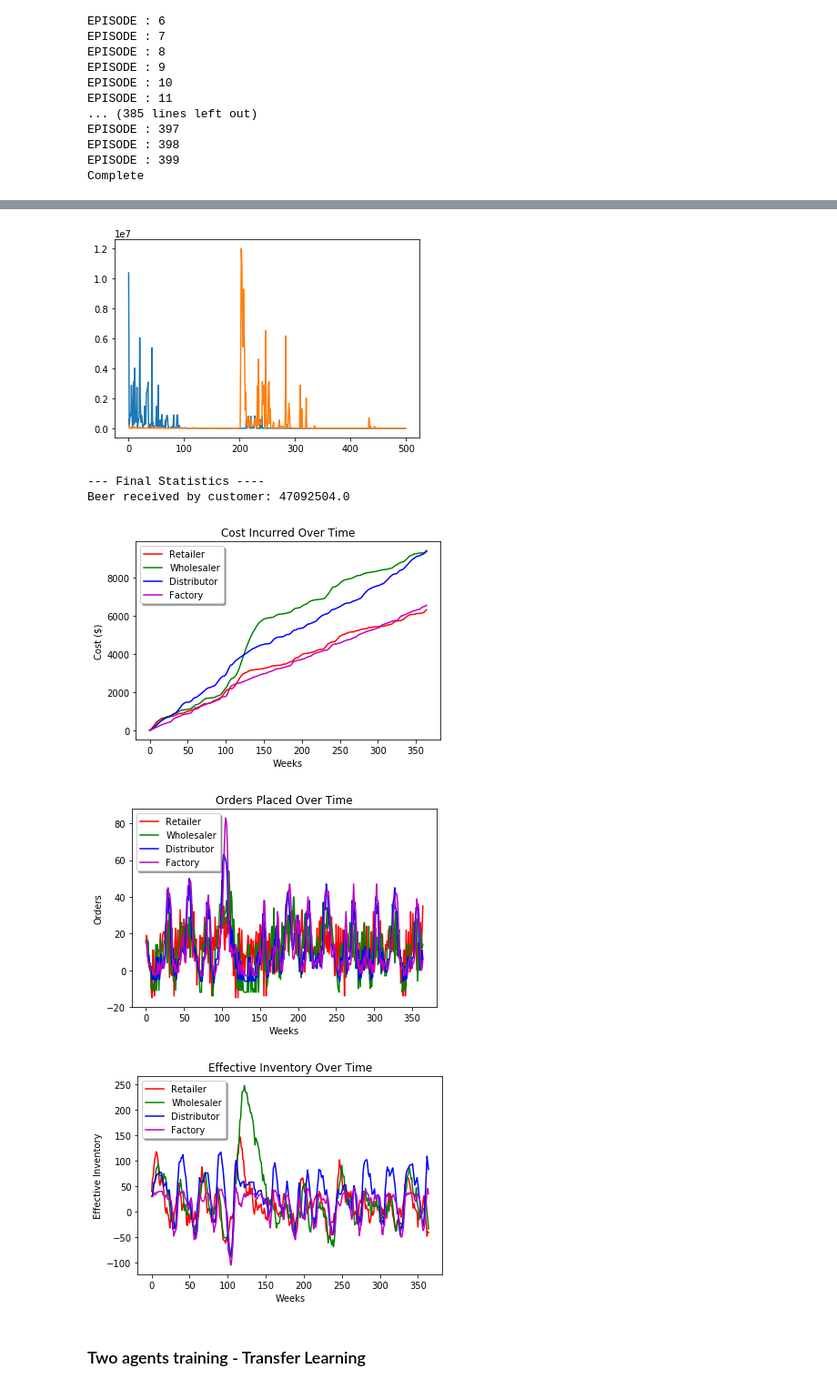
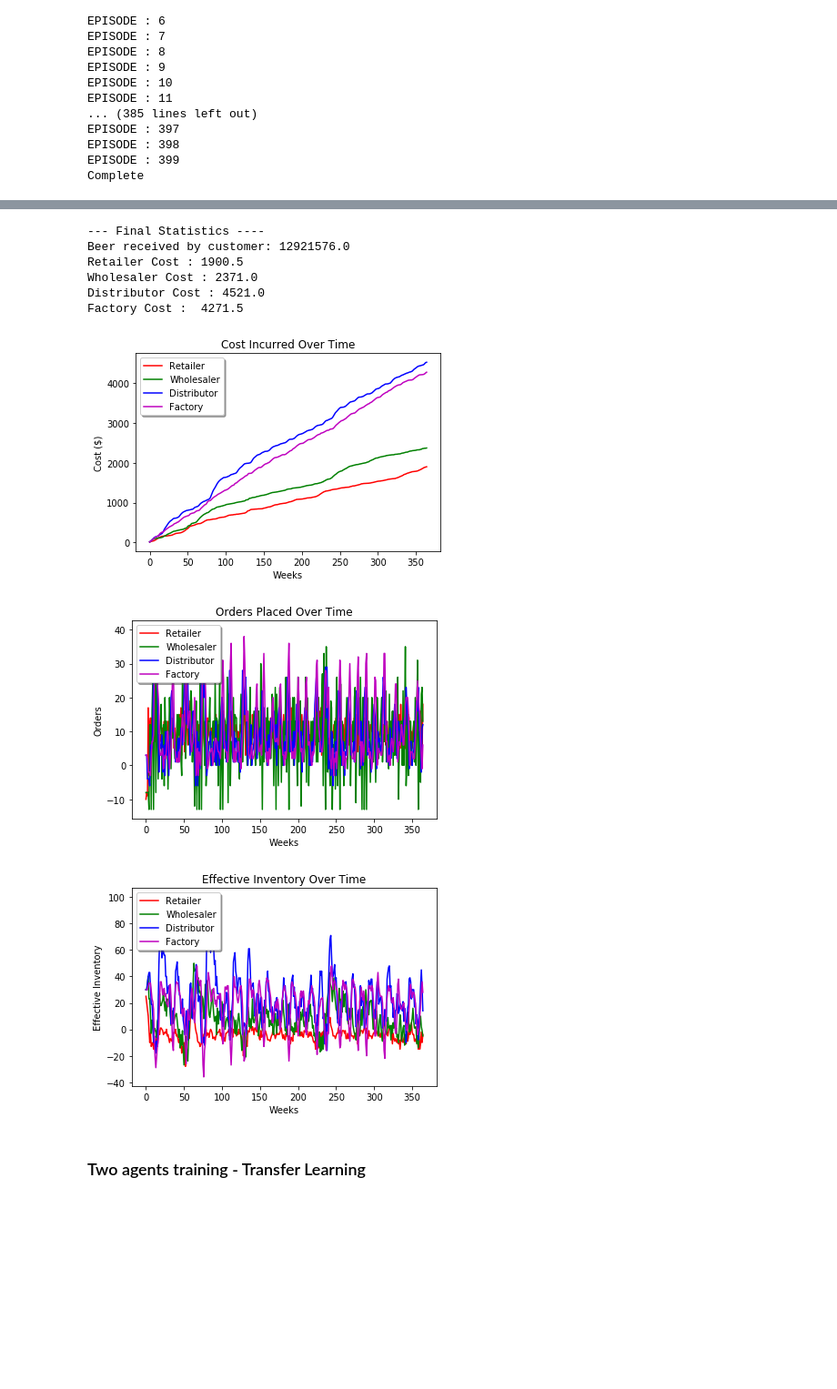
Before and after one commit to ahmedlahloum/Reinforcement-Learning-Project, a Jupyter notebook: Main_Notebook.ipynb, the cells around one changed output, grey strips where cells are left out. Shown at 91% size. Cells and saved outputs as stored; diff of their text form; code cells hidden in the pictures; blank space fills up the shorter version.

```diff
--- a/Main_Notebook.ipynb
+++ b/Main_Notebook.ipynb
@@ -46,7 +53,7 @@ constant_customer = Customer(cst_demand , max_noise = 0)
 random_customer = Customer(null_orders , max_noise = 30)
 periodic_customer = Customer(orders , max_noise = 0)
 
-customer = random_customer
+customer = constant_customer
 # %%
 class beer_game_Simulator:
 
@@ -243,10 +260,10 @@ We define the state :
 #Test with a single step.
 
 #mean_order = int(np.percentile(orders , 95))
-mean_order = 30
-opolicy = OrderPolicy(mean_order)
+initial_stock , initial_order = 30 , 5
+opolicy = OrderPolicy(initial_stock)
 
-Simulator = beer_game_Simulator(customer , mean_order , mean_order)
+Simulator = beer_game_Simulator(customer , initial_order , initial_stock)
 Simulator.init_simulation(opolicy , opolicy , opolicy , opolicy)
 Simulator.step()
 # %% [output]
@@ -370,14 +386,16 @@ class DQN(nn.Module):
     def __init__(self):
         super(DQN, self).__init__()
 
-        self.fc1 = nn.Linear(50, 100)
-        self.fc2 = nn.Linear(100 , 100)
+        self.fc1 = nn.Linear(10*5, 100)
+        self.fc2 = nn.Linear(100 , 130)
+        self.fc3 = nn.Linear(130 , 100)
         self.fc4 = nn.Linear(100, MAX_ACTIONS)
 
     def forward(self, x):
         output = x.view(x.shape[0],-1 )
         output = F.relu(self.fc1(output))
         output = F.relu(self.fc2(output))
+        output = F.relu(self.fc3(output))
         output = self.fc4(output)
         return output
 
@@ -625,17 +676,17 @@ Beer received by customer: 8375852.0
 # %%
 ################################################
-num_episodes = 500
+num_episodes = 450
 
 # Simulator Initialisation
-Simulator = beer_game_Simulator(customer , mean_order , mean_order)
+Simulator = beer_game_Simulator(customer , initial_order , initial_stock)
 
 
 # Main Loop :
 BATCH_SIZE = 32
-GAMMA = .99
+GAMMA = 1
 TARGET_UPDATE = 10
 MEMORY = 10000
-STOP_TRAINING = 300
+STOP_TRAINING = 500
 LEARNING_RATE = 0.0001
 
 
@@ -648,13 +699,13 @@ ret_exp_lr_scheduler = optim.lr_scheduler.StepLR(retailer_optimizer, step_size=3
 wholesaler_policy ,target_wholesaler_net , wholesaler_memory = initialize_training()
 wholesaler_optimizer = optim.RMSprop(wholesaler_policy.network.parameters() , lr = LEARNING_RATE*0.5)
 wh_exp_lr_scheduler = optim.lr_scheduler.StepLR(wholesaler_optimizer, step_size=365*100, gamma=0.5)
-LAG_WHOLESALER = 200
+LAG_WHOLESALER = 150
 
 
-retailer_policy.train , retailer_costs = True , []
-wholesaler_policy.train , wholesaler_costs = True , []
-distributor_costs = []
-factory_costs = []
+retailer_policy.train , retailer_costs , base_retailer_costs = True , [] , []
+wholesaler_policy.train , wholesaler_costs , base_wholesaler_costs = True , [] , []
+distributor_costs , base_distributor_costs = [] , []
+factory_costs , base_factory_costs = [] , []
 
 
 for i_episode in range(num_episodes):
@@ -710,10 +761,14 @@ for i_episode in range(num_episodes):
     # Cost_plot:
     if i_episode > LAG_WHOLESALER:
         update_costs(Simulator , [retailer_policy , wholesaler_policy , opolicy , opolicy]
-                 , cost_lists = [retailer_costs ,wholesaler_costs ,distributor_costs , factory_costs])
+                 , cost_lists = [retailer_costs ,wholesaler_costs ,distributor_costs , factory_costs],
+                base_cost_lists = [base_retailer_costs ,base_wholesaler_costs ,base_distributor_costs , base_factory_costs]
+                     , n_sims = 1)
     else:
         update_costs(Simulator , [retailer_policy , opolicy , opolicy , opolicy]
-                 , cost_lists = [retailer_costs ,wholesaler_costs ,distributor_costs , factory_costs] , n_sims = 5)
+                 , cost_lists = [retailer_costs ,wholesaler_costs ,distributor_costs , factory_costs],
+                base_cost_lists = [base_retailer_costs ,base_wholesaler_costs ,base_distributor_costs , base_factory_costs]
+                     , n_sims = 1)
 
 
 retailer_policy.train = False
@@ -739,17 +813,16 @@ Complete
 # %%
-plt.plot(retailer_costs)
-plt.plot(wholesaler_costs)
-plt.show()
-
 Simulator.init_simulation(retailer_policy , wholesaler_policy , opolicy , opolicy)
 Simulator.run_simulation()
 # %% [output]
+--- Final Statistics ----
+Beer received by customer: 12921576.0
+Retailer Cost : 1900.5
+Wholesaler Cost : 2371.0
+Distributor Cost : 4521.0
+Factory Cost :  4271.5
-[figure, old version]
+[figure, new version]
---- Final Statistics ----
-Beer received by customer: 47092504.0
-[figure, old version]
+[figure, new version]
-[figure, old version]
+[figure, new version]
-[figure, removed]
 # %% [markdown]
 ### Two agents training - Transfer Learning
 # %%
```
Also changed, not shown: parts of 26 cells of this notebook, 2 other files.
